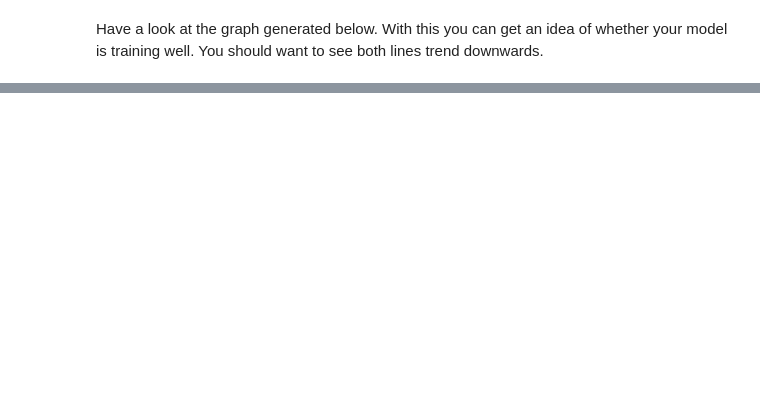
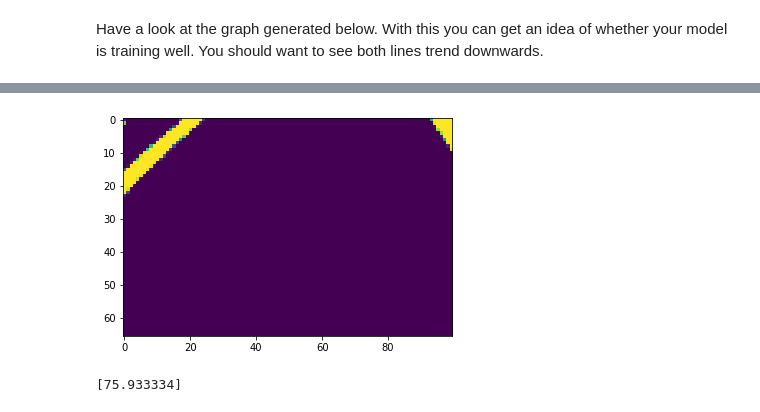
Before and after one commit to rrayhana/Demos, a Jupyter notebook: Lab Code/Lab Part 4/model.ipynb, the cells around one changed output, grey strips where cells are left out. Saved outputs shown, nothing was run; the diff lists cells and outputs as text; code cells hidden in the pictures; blank space fills up the shorter version.

```diff
--- a/Lab Code/Lab Part 4/model.ipynb
+++ b/Lab Code/Lab Part 4/model.ipynb
@@ -183,0 +262,13 @@ model.save('model.h5') # save the model change the name to something more descri
+# %%
+train_gen = TrackGenerator(1, train_img, train_steer)
+x, y = train_gen.__getitem__(0)
+
+reshaped = np.reshape(x, (1, 100, 66, 1))
+# predict the steering angle for the first image in the test set
+print(model.predict(reshaped))
+
+plt.imshow(x[0])
+plt.show()
+
+print(y)
+# %% [output]
@@ -183,0 +277,2 @@ model.save('model.h5') # save the model change the name to something more descri
+[figure, added]
+[75.933334]
```
Also changed, not shown: parts of 14 cells of this notebook, 2 other files.
